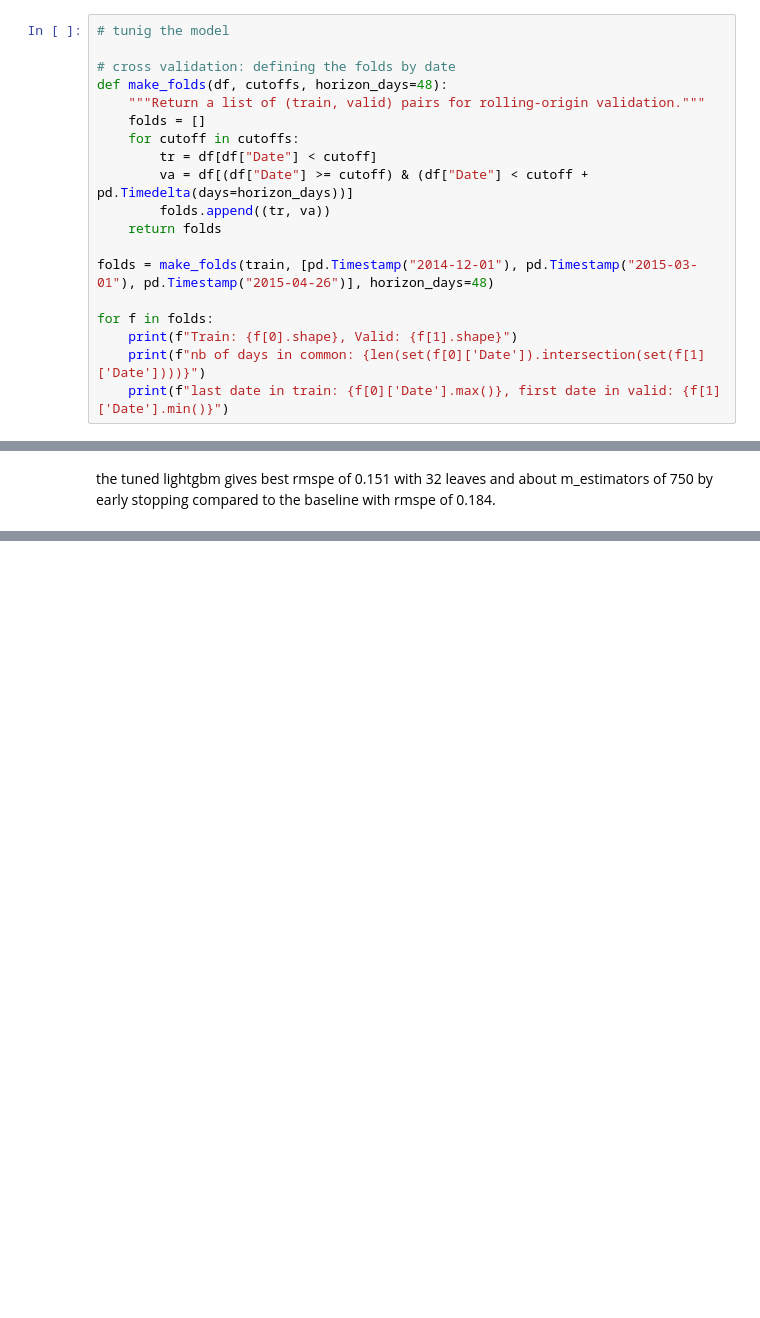
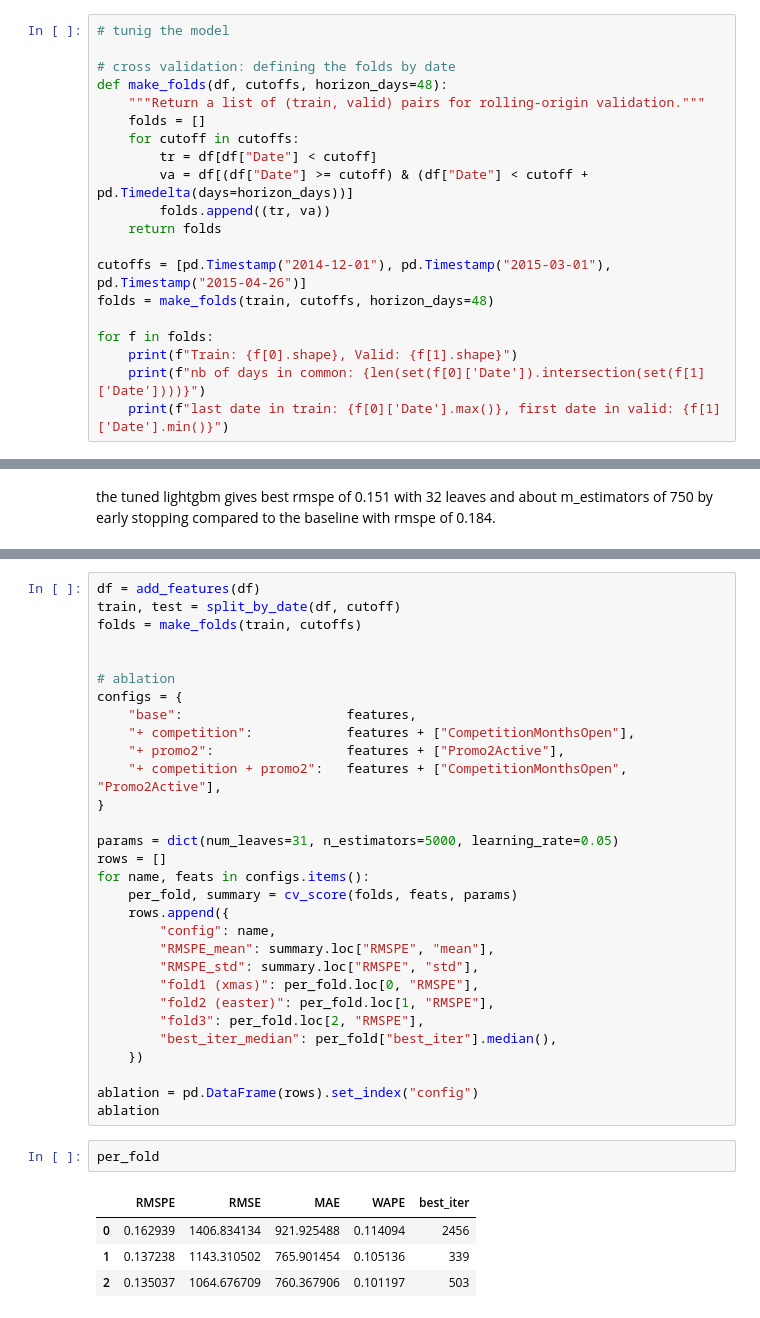
Before and after one commit to dignatgr/rossmann-forecasting, a Jupyter notebook: notebooks/03_models.ipynb, the cells around one changed output, grey strips where cells are left out. Cells and saved outputs as stored; diff of their text form; blank space fills up the shorter version.

Commit message:
Add competition and promo2 features, ablation study

```diff
--- a/notebooks/03_models.ipynb
+++ b/notebooks/03_models.ipynb
@@ -93,7 +94,8 @@ def make_folds(df, cutoffs, horizon_days=48):
         folds.append((tr, va))
     return folds
 
-folds = make_folds(train, [pd.Timestamp("2014-12-01"), pd.Timestamp("2015-03-01"), pd.Timestamp("2015-04-26")], horizon_days=48)
+cutoffs = [pd.Timestamp("2014-12-01"), pd.Timestamp("2015-03-01"), pd.Timestamp("2015-04-26")]
+folds = make_folds(train, cutoffs, horizon_days=48)
 
 for f in folds:
     print(f"Train: {f[0].shape}, Valid: {f[1].shape}")
@@ -204,0 +269,37 @@ by early stopping compared to the baseline with rmspe of 0.184.
+# %%
+df = add_features(df)
+train, test = split_by_date(df, cutoff)
+folds = make_folds(train, cutoffs)
+
+
+# ablation
+configs = {
+    "base":                     features,
+    "+ competition":            features + ["CompetitionMonthsOpen"],
+    "+ promo2":                 features + ["Promo2Active"],
+    "+ competition + promo2":   features + ["CompetitionMonthsOpen", "Promo2Active"],
+}
+
+params = dict(num_leaves=31, n_estimators=5000, learning_rate=0.05)
+rows = []
+for name, feats in configs.items():
+    per_fold, summary = cv_score(folds, feats, params)
+    rows.append({
+        "config": name,
+        "RMSPE_mean": summary.loc["RMSPE", "mean"],
+        "RMSPE_std": summary.loc["RMSPE", "std"],
+        "fold1 (xmas)": per_fold.loc[0, "RMSPE"],
+        "fold2 (easter)": per_fold.loc[1, "RMSPE"],
+        "fold3": per_fold.loc[2, "RMSPE"],
+        "best_iter_median": per_fold["best_iter"].median(),
+    })
+
+ablation = pd.DataFrame(rows).set_index("config")
+ablation
+# %%
+per_fold
+# %% [output]
+|  | RMSPE | RMSE | MAE | WAPE | best_iter |
+| 0 | 0.162939 | 1406.834134 | 921.925488 | 0.114094 | 2456 |
+| 1 | 0.137238 | 1143.310502 | 765.901454 | 0.105136 | 339 |
+| 2 | 0.135037 | 1064.676709 | 760.367906 | 0.101197 | 503 |
```
Also changed, not shown: parts of 6 cells of this notebook.
